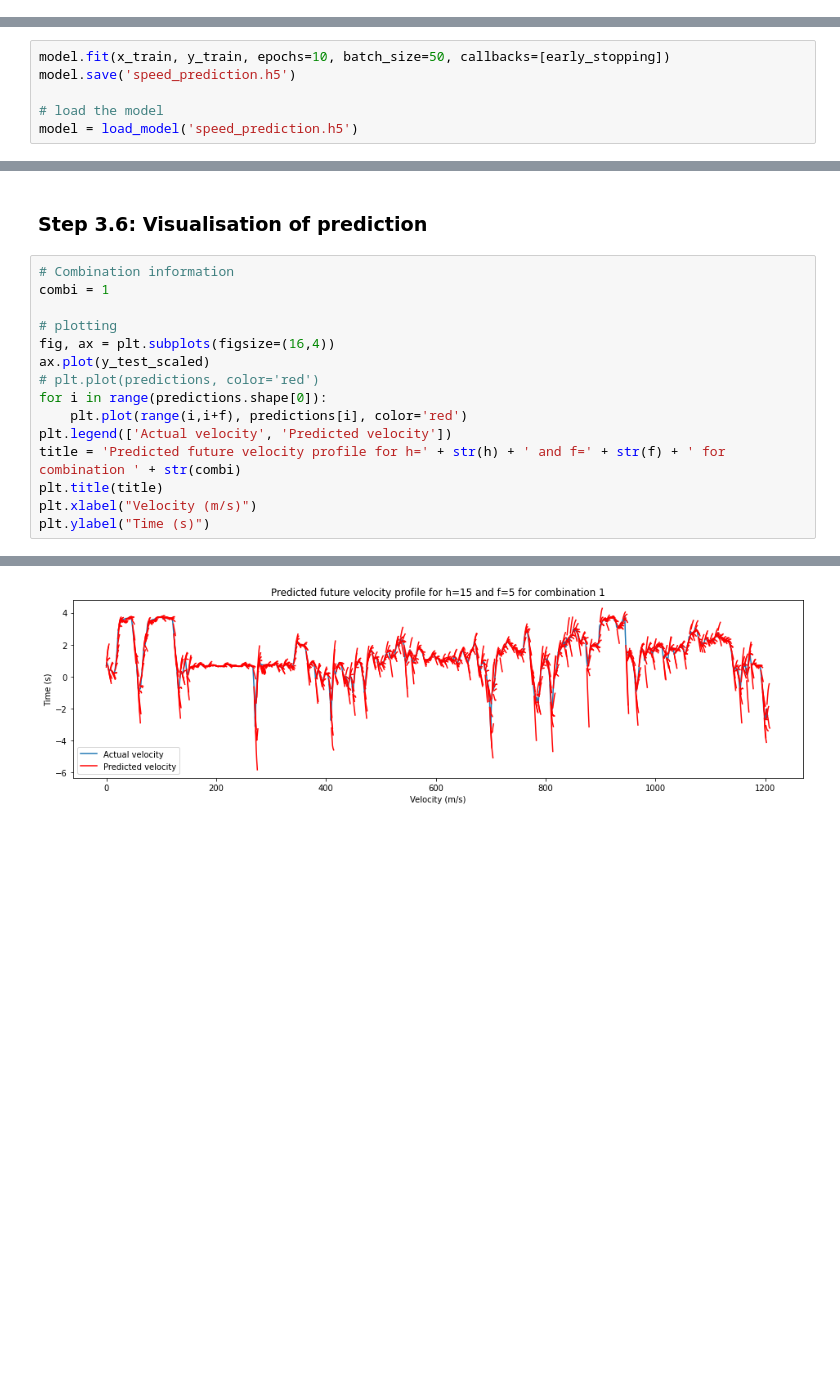
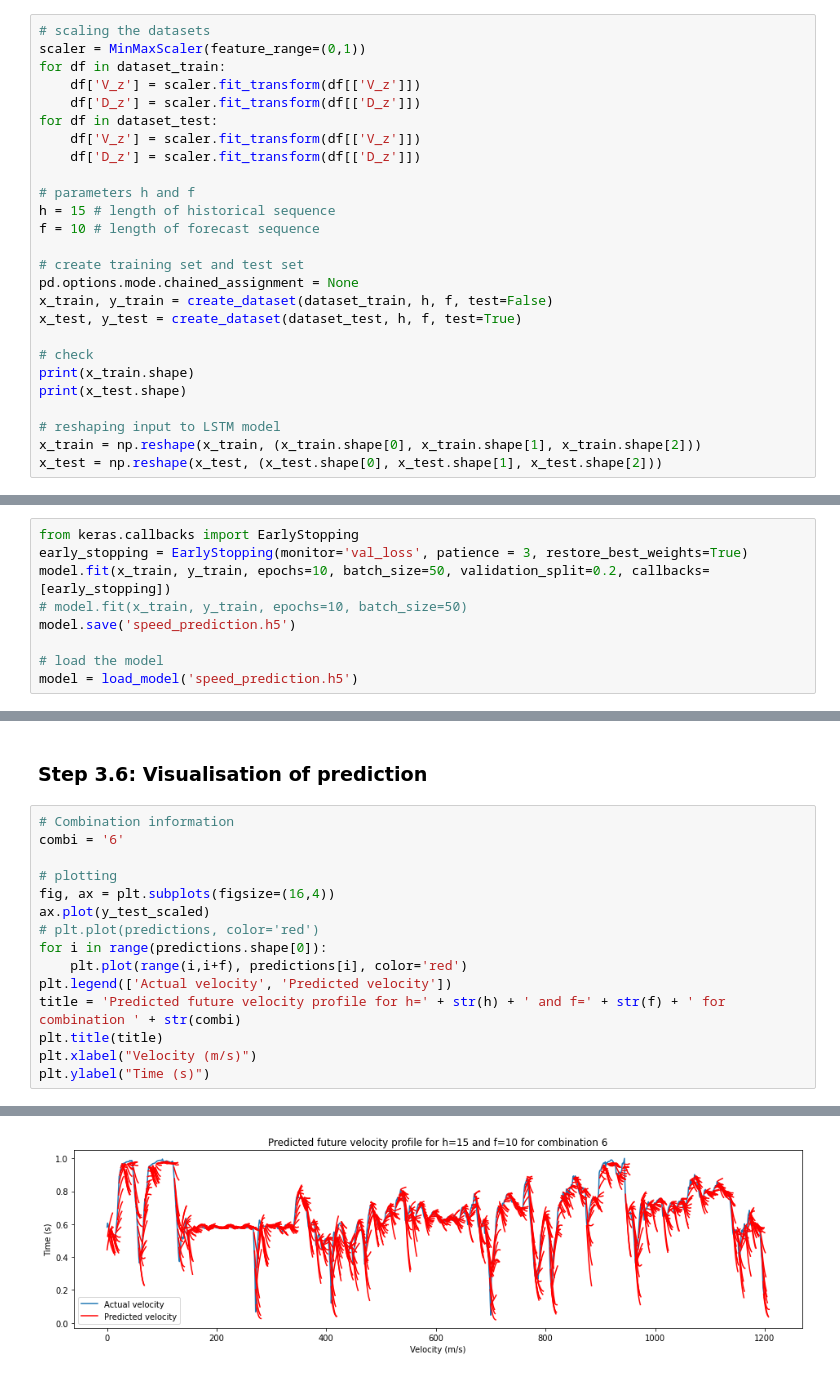
Before and after one commit to tsersiew/fyp_speed_predictor, a Jupyter notebook: LSTM.ipynb, the cells around one changed output, grey strips where cells are left out. Cells and saved outputs as stored; diff of their text form; blank space fills up the shorter version.

```diff
--- a/LSTM.ipynb
+++ b/LSTM.ipynb
@@ -210,0 +187,26 @@ x_test = np.reshape(x_test, (x_test.shape[0], x_test.shape[1], x_test.shape[2]))
+# %%
+# scaling the datasets
+scaler = MinMaxScaler(feature_range=(0,1))
+for df in dataset_train:
+    df['V_z'] = scaler.fit_transform(df[['V_z']])
+    df['D_z'] = scaler.fit_transform(df[['D_z']])
+for df in dataset_test:
+    df['V_z'] = scaler.fit_transform(df[['V_z']])
+    df['D_z'] = scaler.fit_transform(df[['D_z']])
+
+# parameters h and f
+h = 15 # length of historical sequence
+f = 10 # length of forecast sequence
+
+# create training set and test set
+pd.options.mode.chained_assignment = None
+x_train, y_train = create_dataset(dataset_train, h, f, test=False)
+x_test, y_test = create_dataset(dataset_test, h, f, test=True)
+
+# check
+print(x_train.shape)
+print(x_test.shape)
+
+# reshaping input to LSTM model
+x_train = np.reshape(x_train, (x_train.shape[0], x_train.shape[1], x_train.shape[2]))
+x_test = np.reshape(x_test, (x_test.shape[0], x_test.shape[1], x_test.shape[2]))
@@ -332,7 +350,10 @@ model.compile(loss='mse', optimizer='adam')
 # %% [markdown]
 ### Step 3.3: Train the model.
 # %%
-model.fit(x_train, y_train, epochs=10, batch_size=50, callbacks=[early_stopping])
+from keras.callbacks import EarlyStopping
+early_stopping = EarlyStopping(monitor='val_loss', patience = 3, restore_best_weights=True)
+model.fit(x_train, y_train, epochs=10, batch_size=50, validation_split=0.2, callbacks=[early_stopping])
+# model.fit(x_train, y_train, epochs=10, batch_size=50)
 model.save('speed_prediction.h5')
 
 # load the model
@@ -387,19 +408,19 @@ test loss:  [0.002977947937324643, 0.002977947937324643]
 ### Step 3.6: Visualisation of prediction
 # %%
 # Combination information
-combi = 1
+combi = '6'
 
 # plotting
 fig, ax = plt.subplots(figsize=(16,4))
 ax.plot(y_test_scaled)
 # plt.plot(predictions, color='red')
 for i in range(predictions.shape[0]):
     plt.plot(range(i,i+f), predictions[i], color='red')
 plt.legend(['Actual velocity', 'Predicted velocity'])
 title = 'Predicted future velocity profile for h=' + str(h) + ' and f=' + str(f) + ' for combination ' + str(combi)
 plt.title(title)
 plt.xlabel("Velocity (m/s)")
 plt.ylabel("Time (s)")
 # %% [output]
 Text(0, 0.5, 'Time (s)')
-[figure, old version]
+[figure, new version]
```
Also changed, not shown: parts of 18 cells of this notebook, 41 other files.
